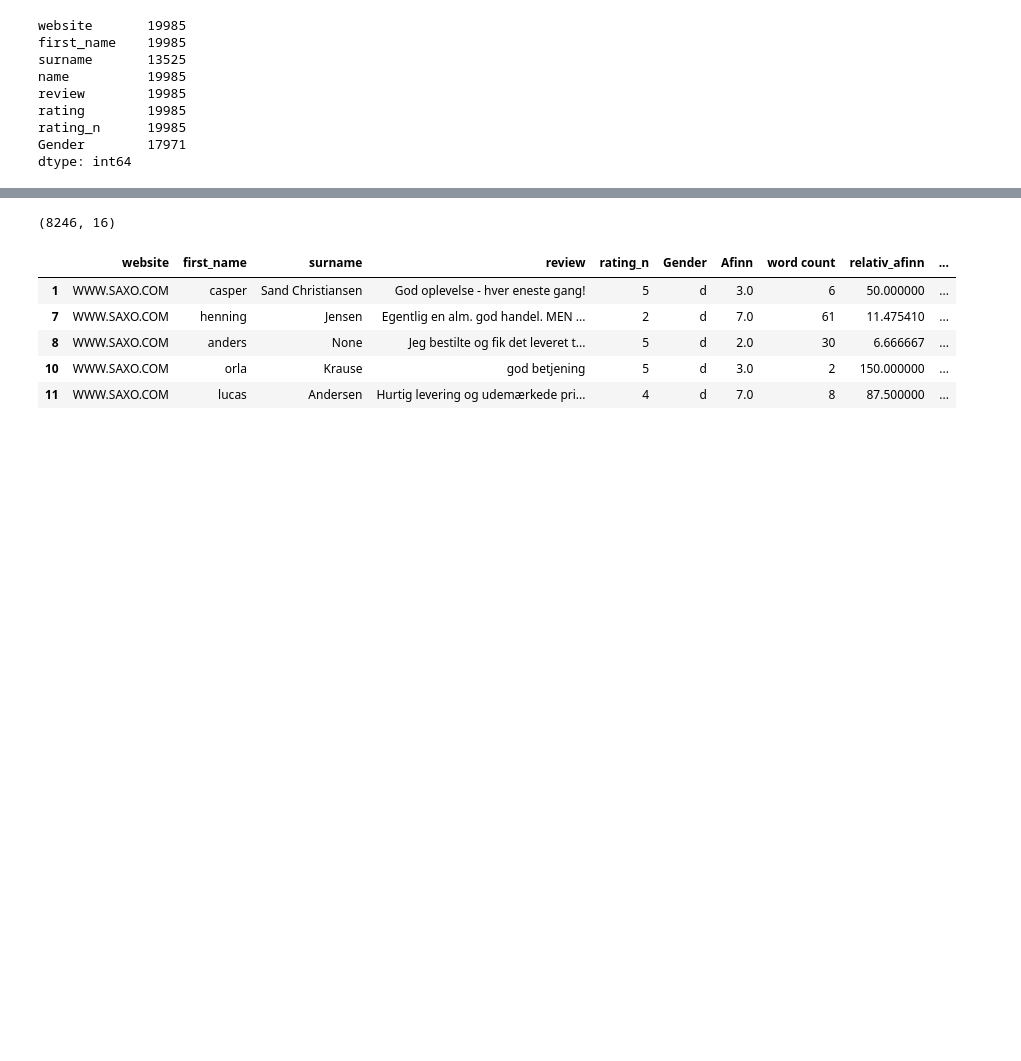
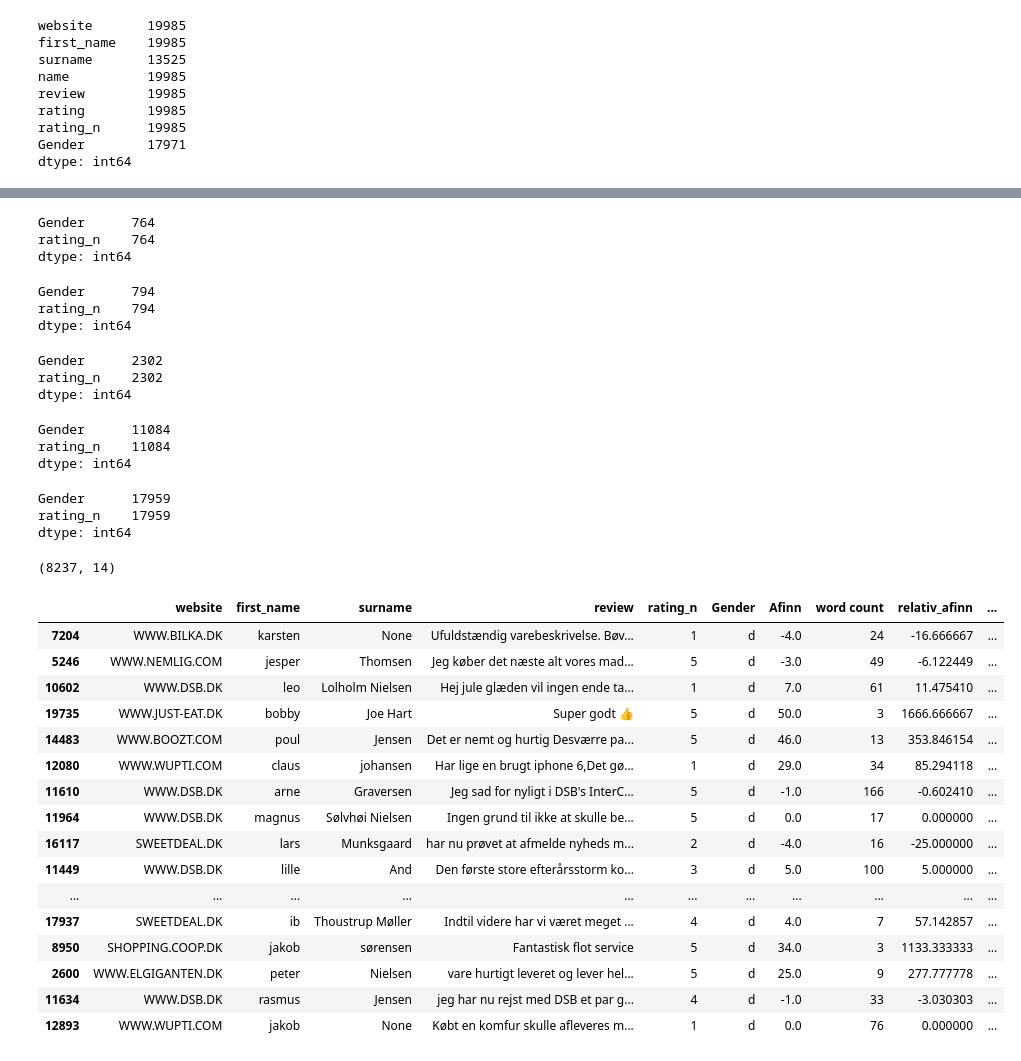
Before and after one commit to TeresePedersen/Group8, a Jupyter notebook: Load data adj.ipynb, the cells around one changed output, grey strips where cells are left out. Drawn from its saved outputs; the diff is of its cells as text; code cells hidden in the pictures; blank space fills up the shorter version.

```diff
--- a/Load data adj.ipynb
+++ b/Load data adj.ipynb
@@ -82,0 +101,3 @@ df_names2.head()
+# %%
+#Fjerner Gender = NaN
+df_names2 = df_names2[pd.notnull(df_names2['Gender'])]
@@ -161,0 +222,8 @@ sns.pairplot(df_Afinn.sample(10000)[['relativ_afinn_adj']+[hue]], hue=hue)
+# %%
+#adj 2, værdier^2 og de positive og negative ord blandt de 500 mest brugte har fået +/- 5
+# define columns
+afinn = Afinn(language='da',emoticons=True)
+
+afinn_dict = afinn
+df_Afinn = df_names2
+df_Afinn['Afinn_adj3'] = df_Afinn.review.apply(afinn.score)
@@ -161,0 +236,6 @@ sns.pairplot(df_Afinn.sample(10000)[['relativ_afinn_adj']+[hue]], hue=hue)
+# %%
+# For at få den justerede Afinn ordbog til at virke, så skal man sætte indholdet fra den justerede ordbog ind i den originale
+#og herefter køre nedstående kode. For at få den originale ordbog tilbage, så skal man igen ombytte filerne og køre koden igen.
+# Forskel fra adjusted 2 er, at her divederes der kun med ord, som indgår i afinn.
+
+df_Afinn['relativ_afinn_adj3'] = df_Afinn['Afinn_adj3'] / df_Afinn['Afinn_dict']*100
@@ -201,13 +296,14 @@ def dotdotdot(text_string):
 
 df_Afinn['dot'] = df_Afinn['review'].apply(dotdotdot)
 
-cuss_list = ['fuck', 'Fuck', 'FUCK', 'fucking', 'Fucking', 'FUCKING', 'f\*\*\*', 'f\*\*\*ing', 'F\*\*\*', 'F\*\*\*ing', 'f\.\.\.', 'F\.\.\.', 'f\.\.\.ing', 'F\.\.\.ing', 'lort', 'Lort', 'LORT', 'lorte', 'Lorte', 'LORTE', 'l\*\*t', 'L\*\*t', 'l\*\*\*', 'L\*\*\*', 'L\.\.t', 'l\.\.t', 'l\.\.\.', 'L\.\.\.', 'l\*\*te', 'L\*\*te', 'l\*\*\*e', 'L\*\*\*e', 'L\.\.te', 'l\.\.te']
+cuss_list = [r'((?i)(fuck)+)', r'((?i)(fuc\*)+)', r'((?i)(fuc\.)+)', r'((?i)(f\*\*\*)+)', r'((?i)(f\.\.\.)+)', r'((?i)(f\.\.k)+)', r'((?i)(f\*\*k)+)', r'((?i)(lort)+)', r'((?i)(l\*\*t)+)', r'((?i)(l\*\*\*)+)', r'((?i)(l\.\.\.)+)', r'((?i)(l\.\.t)+)', r'((?i)(lor\.)+)', r'((?i)(lor\*)+)']
 
 def cuss_words(text_string):
     cuss = 0
-    for cuss_word in cuss_list:
-        cuss = len(re.findall(cuss_word, text_string))
+    for word in cuss_list:
+        cuss += len(re.findall(word, text_string))
     return cuss
+
 df_Afinn['cuss'] = df_Afinn['review'].apply(cuss_words)
 
 def excl_DSB(text_string):
@@ -233,15 +387,56 @@ df_Afinn.sample(10)
+# %%
+df_Afinn.loc[df_Afinn['rating_n']==2, ['Gender', 'rating_n']].count()
+# %% [output]
+Gender      764
+rating_n    764
+dtype: int64
+# %%
+df_Afinn.loc[df_Afinn['rating_n']==3, ['Gender', 'rating_n']].count()
+# %% [output]
+Gender      794
+rating_n    794
+dtype: int64
+# %%
+df_Afinn.loc[df_Afinn['rating_n']==4, ['Gender', 'rating_n']].count()
+# %% [output]
+Gender      2302
+rating_n    2302
+dtype: int64
+# %%
+df_Afinn.loc[df_Afinn['rating_n']==5, ['Gender', 'rating_n']].count()
+# %% [output]
+Gender      11084
+rating_n    11084
+dtype: int64
+# %%
+df_Afinn.loc[df_Afinn['rating_n']<6, ['Gender', 'rating_n']].count()
+# %% [output]
+Gender      17959
+rating_n    17959
+dtype: int64
 # %%
 #Dataframe med Gender=d
 sort_male = df_Afinn['Gender']== 'd'
 
 df_sort_male = df_Afinn[sort_male]
 print(df_sort_male.shape)
-df_sort_male.head()
+df_sort_male.sample(50)
 # %% [output]
-(8246, 16)
+(8237, 14)
 |  | website | first_name | surname | review | rating_n | Gender | Afinn | word count | relativ_afinn | ... |
-| 1 | WWW.SAXO.COM | casper | Sand Christiansen | God oplevelse - hver eneste gang! | 5 | d | 3.0 | 6 | 50.000000 | ... |
-| 7 | WWW.SAXO.COM | henning | Jensen | Egentlig en alm. god handel. MEN ... | 2 | d | 7.0 | 61 | 11.475410 | ... |
-| 8 | WWW.SAXO.COM | anders | None | Jeg bestilte og fik det leveret t... | 5 | d | 2.0 | 30 | 6.666667 | ... |
-| 10 | WWW.SAXO.COM | orla | Krause | god betjening | 5 | d | 3.0 | 2 | 150.000000 | ... |
-| 11 | WWW.SAXO.COM | lucas | Andersen | Hurtig levering og udemærkede pri... | 4 | d | 7.0 | 8 | 87.500000 | ... |
+| 7204 | WWW.BILKA.DK | karsten | None | Ufuldstændig varebeskrivelse. Bøv... | 1 | d | -4.0 | 24 | -16.666667 | ... |
+| 5246 | WWW.NEMLIG.COM | jesper | Thomsen | Jeg køber det næste alt vores mad... | 5 | d | -3.0 | 49 | -6.122449 | ... |
+| 10602 | WWW.DSB.DK | leo | Lolholm Nielsen | Hej jule glæden vil ingen ende ta... | 1 | d | 7.0 | 61 | 11.475410 | ... |
+| 19735 | WWW.JUST-EAT.DK | bobby | Joe Hart | Super godt 👍 | 5 | d | 50.0 | 3 | 1666.666667 | ... |
+| 14483 | WWW.BOOZT.COM | poul | Jensen | Det er nemt og hurtig Desværre pa... | 5 | d | 46.0 | 13 | 353.846154 | ... |
+| 12080 | WWW.WUPTI.COM | claus | johansen | Har lige en brugt iphone 6,Det gø... | 1 | d | 29.0 | 34 | 85.294118 | ... |
+| 11610 | WWW.DSB.DK | arne | Graversen | Jeg sad for nyligt i DSB's InterC... | 5 | d | -1.0 | 166 | -0.602410 | ... |
+| 11964 | WWW.DSB.DK | magnus | Sølvhøi Nielsen | Ingen grund til ikke at skulle be... | 5 | d | 0.0 | 17 | 0.000000 | ... |
+| 16117 | SWEETDEAL.DK | lars | Munksgaard | har nu prøvet at afmelde nyheds m... | 2 | d | -4.0 | 16 | -25.000000 | ... |
+| 11449 | WWW.DSB.DK | lille | And | Den første store efterårsstorm ko... | 3 | d | 5.0 | 100 | 5.000000 | ... |
+| ... | ... | ... | ... | ... | ... | ... | ... | ... | ... | ... |
+| 17937 | SWEETDEAL.DK | ib | Thoustrup Møller | Indtil videre har vi været meget ... | 4 | d | 4.0 | 7 | 57.142857 | ... |
+| 8950 | SHOPPING.COOP.DK | jakob | sørensen | Fantastisk flot service | 5 | d | 34.0 | 3 | 1133.333333 | ... |
+| 2600 | WWW.ELGIGANTEN.DK | peter | Nielsen | vare hurtigt leveret og lever hel... | 5 | d | 25.0 | 9 | 277.777778 | ... |
+| 11634 | WWW.DSB.DK | rasmus | Jensen | jeg har nu rejst med DSB et par g... | 4 | d | -1.0 | 33 | -3.030303 | ... |
+| 12893 | WWW.WUPTI.COM | jakob | None | Købt en komfur skulle afleveres m... | 1 | d | 0.0 | 76 | 0.000000 | ... |
```
Also changed, not shown: parts of 49 cells of this notebook.
